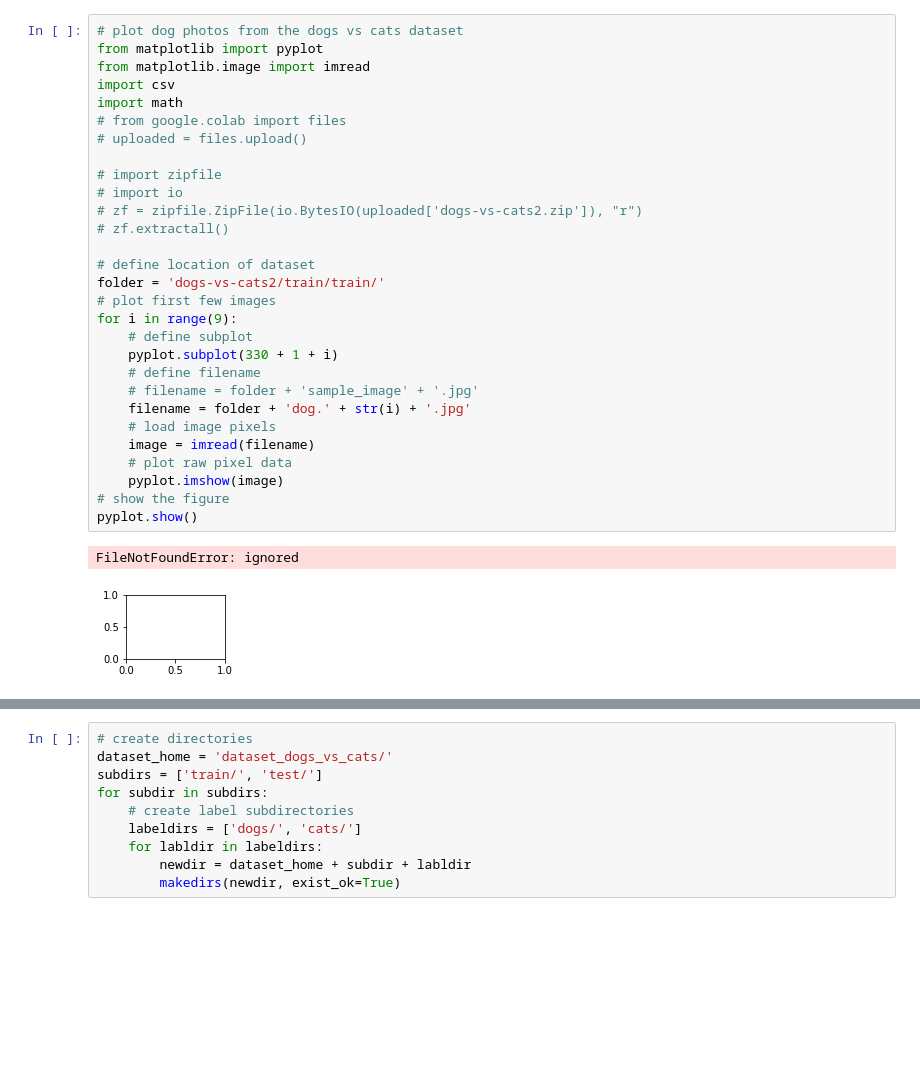
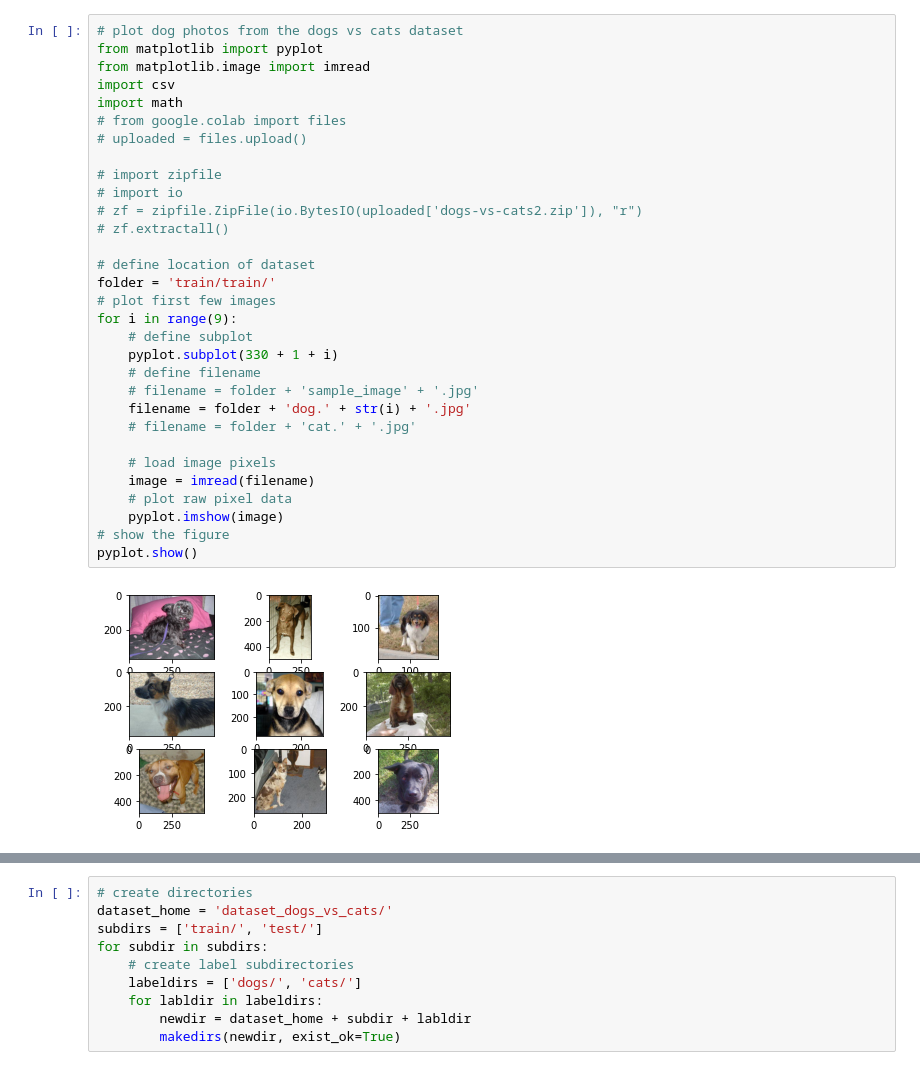
Before and after one commit to dlguswn3659/big_pie, a Jupyter notebook: dogs_vs_cats.ipynb, the cells around one changed output, grey strips where cells are left out. Cells and saved outputs as stored; diff of their text form; blank space fills up the shorter version.

```diff
--- a/dogs_vs_cats.ipynb
+++ b/dogs_vs_cats.ipynb
@@ -3,35 +3,36 @@
 # %%
 # plot dog photos from the dogs vs cats dataset
 from matplotlib import pyplot
 from matplotlib.image import imread
 import csv
 import math
 # from google.colab import files
 # uploaded = files.upload()
 
 # import zipfile
 # import io
 # zf = zipfile.ZipFile(io.BytesIO(uploaded['dogs-vs-cats2.zip']), "r")
 # zf.extractall()
 
 # define location of dataset
-folder = 'dogs-vs-cats2/train/train/'
+folder = 'train/train/'
 # plot first few images
 for i in range(9):
 	# define subplot
 	pyplot.subplot(330 + 1 + i)
 	# define filename
 	# filename = folder + 'sample_image' + '.jpg'
 	filename = folder + 'dog.' + str(i) + '.jpg'
+	# filename = folder + 'cat.' + '.jpg'
+
 	# load image pixels
 	image = imread(filename)
 	# plot raw pixel data
 	pyplot.imshow(image)
 # show the figure
 pyplot.show()
 # %% [output]
-FileNotFoundError: ignored
-[figure, old version]
+[figure, new version]
 # %%
 # plot cat photos from the dogs vs cats dataset
 from matplotlib import pyplot
```
Also changed, not shown: parts of 3 cells of this notebook.
